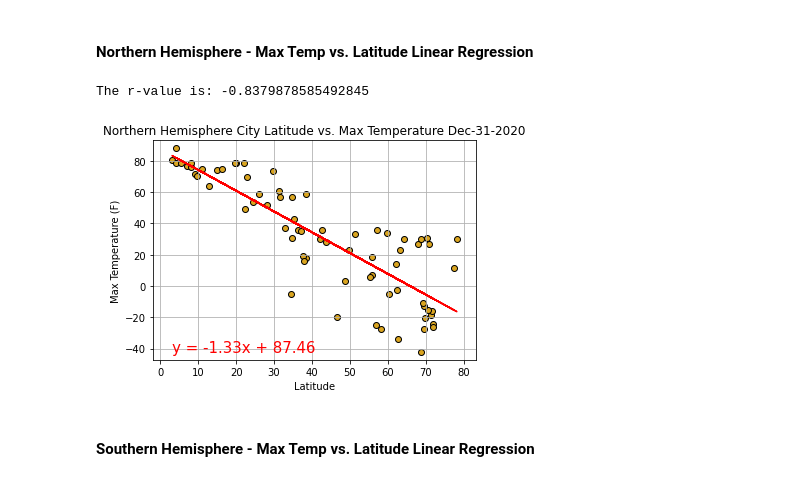
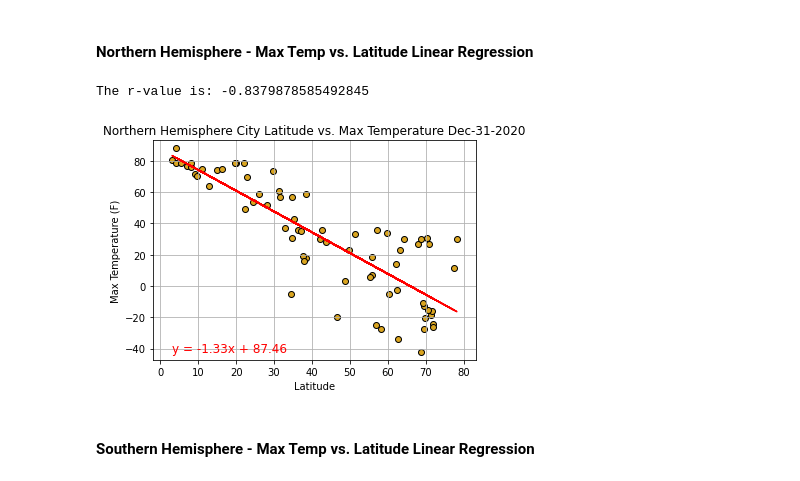
Before and after one commit to pspitzer86/Python-API-Challenge, a Jupyter notebook: WeatherPy/WeatherPy.ipynb, the cells around one changed output. Cells and saved outputs as stored; diff of their text form; code cells hidden in the pictures.

```diff
--- a/WeatherPy/WeatherPy.ipynb
+++ b/WeatherPy/WeatherPy.ipynb
@@ -343,35 +343,35 @@ north_max_temps = north_hem_weather['Max Temp']
 (slope, intercept, rvalue, pvalue, stderr) = linregress(north_city_lats, north_max_temps)
 regress_values = north_city_lats * slope + intercept
 line_string = "y = " + str(round(slope,2)) + "x + " + str(round(intercept,2))
 print(f"The r-value is: {rvalue}")
 
 # Plotted the tumor volume by mouse weight into a scatter plot.
 
 plt.scatter(north_city_lats, north_max_temps, marker='o', facecolors='goldenrod', edgecolors='black')
 plt.plot(north_city_lats,regress_values,"r-")
-plt.annotate(line_string,(min(north_city_lats),min(north_max_temps)),fontsize=15,color="red")
+plt.annotate(line_string,(min(north_city_lats),min(north_max_temps)),fontsize=12,color="red")
 
 # Titled the graph and gave labels to the x and y axes.
 
 plt.title(f'Northern Hemisphere City Latitude vs. Max Temperature {curr_date}')
 plt.xlabel('Latitude')
 plt.ylabel('Max Temperature (F)')
 
 # Set a limit to the x and y axes based on the data.  Added a grid to the graph to be more readable.
 
 plt.xlim(min(north_city_lats)-5, max(north_city_lats)+5)
 plt.ylim(min(north_max_temps)-5, max(north_max_temps)+5)
 
 plt.grid()
 
 output_image = f'Output_Data/NorthHem_LatvTemp_plot_w_regression{curr_date}.png'
 plt.tight_layout()
 plt.savefig(output_image)
 
 plt.show()
 # %% [output]
 The r-value is: -0.8379878585492845
-[figure, old version]
+[figure, new version]
 # %% [markdown]
 ####  Southern Hemisphere - Max Temp vs. Latitude Linear Regression
 # %%
```
Also changed, not shown: parts of 2 cells of this notebook, 1 other file.
